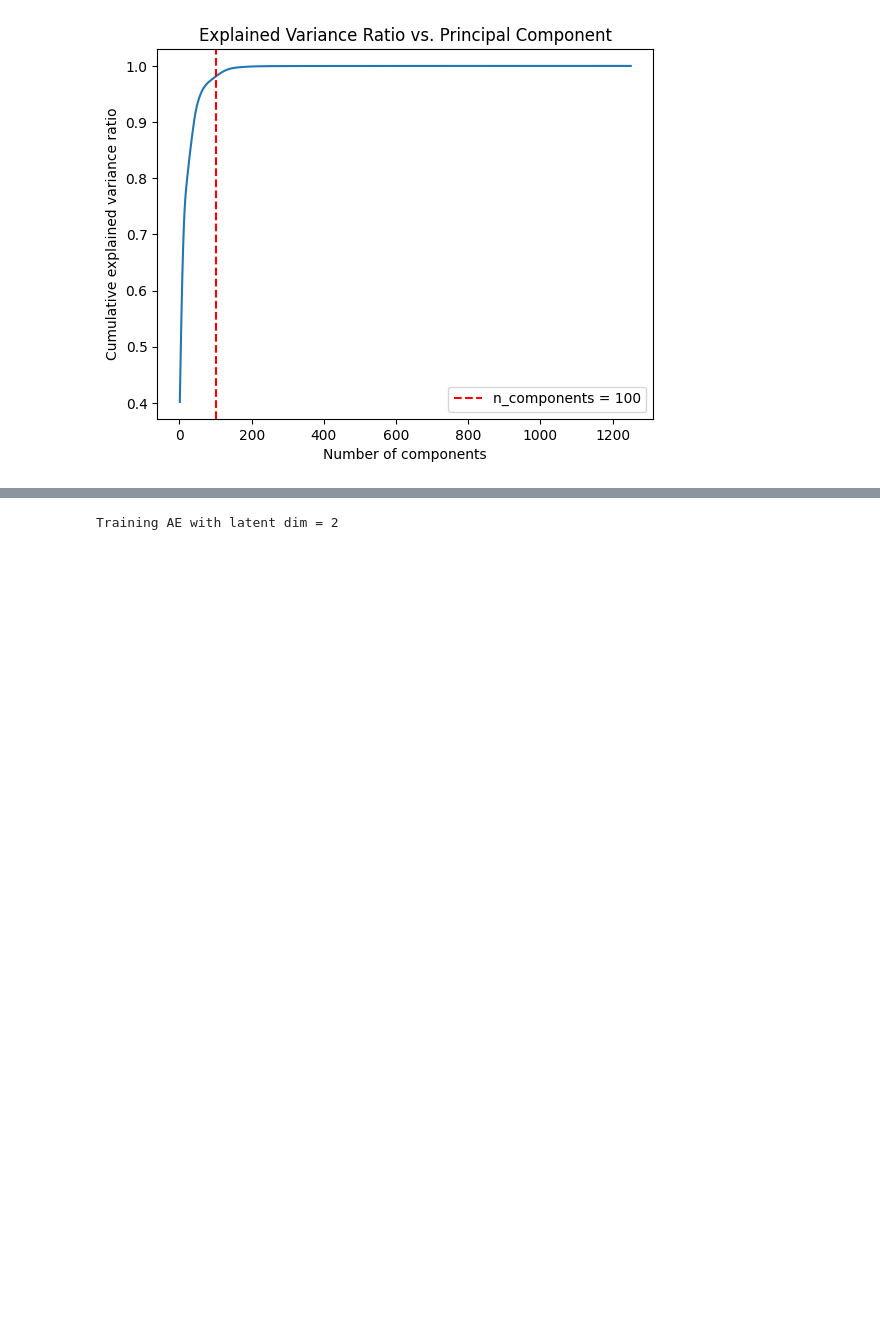
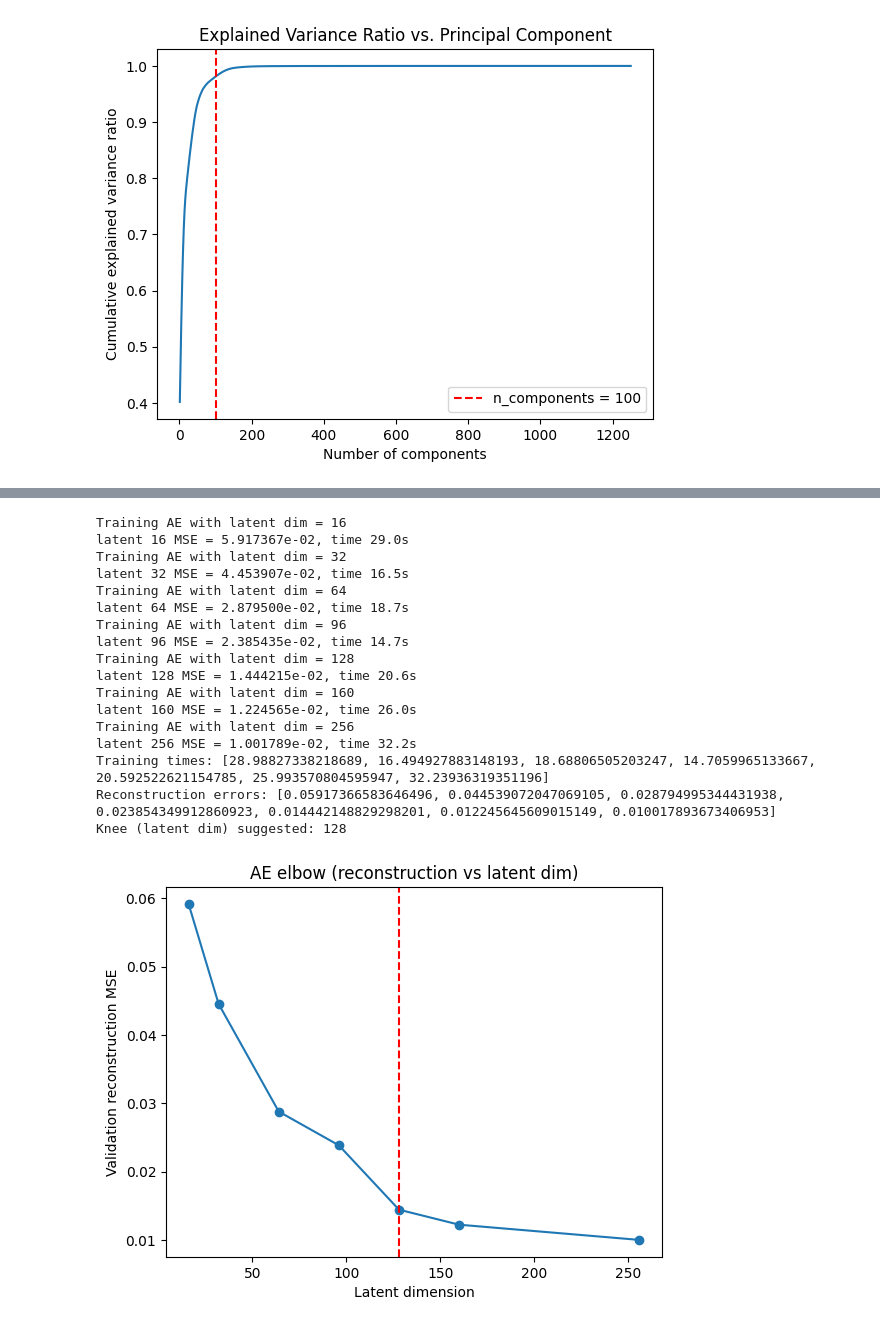
Before and after one commit to yiheng870106/Mathematics-of-Data-Science-Project-4-yiheng, a Jupyter notebook: project4.ipynb, the cells around one changed output, grey strips where cells are left out. Drawn from its saved outputs; the diff is of its cells as text; code cells hidden in the pictures; blank space fills up the shorter version.

```diff
--- a/project4.ipynb
+++ b/project4.ipynb
@@ -1008,4 +1014,5 @@ Requirement already satisfied: scipy>=1.0.0 in /usr/local/lib/python3.12/dist-pa
 # %%
+ABP0 = ABP[0].copy()
 n = int(len(ABP)*0.9)
 
 # normalization
@@ -1015,10 +1022,11 @@ ABP -= mean
 ABP /= std
 
 # wrap in PyTorch TensorDatasets and DataLoaders
-ABP_loader = DataLoader(TensorDataset(torch.from_numpy(ABP.astype(np.float32))), batch_size=128, shuffle=False)
+ABP_loader = DataLoader(TensorDataset(torch.from_numpy(ABP.astype(np.float32))), batch_size=1024, shuffle=False)
 # %%
 # train a fully connected or 1D convolutional autoencoder (AE) to minimize reconstruction loss (MSE between reconstructed and true ABP).
 
+device = torch.device('cuda' if torch.cuda.is_available() else 'cpu')
 # fully connected autoencoder (AE)
 class FCAutoencoder(nn.Module):
     def __init__(self, latent_dim):
@@ -1026,6 +1034,7 @@ class FCAutoencoder(nn.Module):
         self.latent_dim = latent_dim
         # Encoder
         self.encoder = nn.Sequential(
+            nn.Flatten(),
             nn.Linear(1250, 512),
             nn.ReLU(),
             nn.Linear(512, latent_dim)
@@ -1055,8 +1064,8 @@ def evaluate_loop(model, val_loader, loss_fn = nn.MSELoss()):
         for (X,) in val_loader:
             X = X.to(device)
             pred = model(X)
-            val_loss += loss_fn(pred, X).item()
-    val_loss /= len(val_loader)
+            val_loss += loss_fn(pred, X).item()*X.size(0)
+    val_loss /= len(val_loader.dataset)
     return val_loss
 
 def train_model(model, train_loader, epochs=300, lr=0.001, loss_fn = nn.MSELoss()):
@@ -1064,12 +1073,11 @@ def train_model(model, train_loader, epochs=300, lr=0.001, loss_fn = nn.MSELoss(
     optimizer = torch.optim.Adam(model.parameters(), lr=lr)
 
     # early stopping setting
-    best_loss = float('inf')
+    prev_loss = float('inf')
     patience = 10
     patience_counter = 0
     tol = 0.0001
 
-    n_epochs = epochs
     start = time.time()
     for epoch in range(epochs):
         model.train()
@@ -1081,36 +1089,24 @@ def train_model(model, train_loader, epochs=300, lr=0.001, loss_fn = nn.MSELoss(
             loss = loss_fn(pred, X)
             loss.backward()
             optimizer.step()
-            train_loss += loss.item()
-        train_loss /= len(train_loader)
+            train_loss += loss.item()*X.size(0)
+        train_loss /= len(train_loader.dataset)
 
-        # early stopping
-        if best_loss - train_loss >= tol:
-          bestl_loss = train_loss
+        # convergence
+        if prev_loss - train_loss >= tol:
           patience_counter = 0
-          torch.save(model.state_dict(), "best_model.pt")
         else:
           patience_counter += 1
-          if train_loss < best_loss:
-            best_loss = train_loss
-            torch.save(model.state_dict(), "best_model.pt")
           if patience_counter >= patience:
-            n_epochs = epoch+1 - patience
-            # print("Early stopping triggered!")
             break
+        prev_loss = train_loss
     end = time.time()
-    model.load_state_dict(torch.load("best_model.pt"))
 
-    return model, best_loss, end - start, n_epochs
+    return model, train_loss, end - start, epoch+1
 # %%
 # perform an elbow analysis to choose a latent dimension.
 
 ABP_gen = {}
-
-ABP_gen[1250] = {
-    "latent_dim": 1250,
-    "generated": ABP[0]
-}
 
 def train_AE(latent_list):
   rec_errors = []
@@ -1133,33 +1129,50 @@ def train_AE(latent_list):
           x_rec = trained_model(x0).cpu().squeeze(0).numpy()  # remove batch dim
           x_rec *= std
           x_rec += mean
 
           ABP_gen[ld] = {
               "latent_dim": ld,
               "generated": x_rec
           }
 
       # free memory
       del trained_model
       gc.collect()
       torch.cuda.empty_cache()
 
   print("Training times:", training_times)
   print("Reconstruction errors:", rec_errors)
   knee = KneeLocator(latent_list, rec_errors, curve='convex', direction='decreasing')
   print("Knee (latent dim) suggested:", knee.knee)
 
   # plot elbow: latent_dim vs reconstruction error
   # plt.figure(figsize=(6,4))
   plt.plot(latent_list, rec_errors, marker='o')
   plt.axvline(x=knee.knee, color='r', linestyle='--', label=f'latent_dim = {knee.knee}')
   plt.xlabel("Latent dimension")
   plt.ylabel("Validation reconstruction MSE")
   plt.title("AE elbow (reconstruction vs latent dim)")
   plt.show()
 
 
-latent_list = [2,32,64,96,128,160,256]
-train_AE(latent_list)
+# latent_list = [16,32,64,96,128,160,256]
+# train_AE(latent_list)
 # %% [output]
-Training AE with latent dim = 2
+Training AE with latent dim = 16
+latent 16 MSE = 5.917367e-02, time 29.0s
+Training AE with latent dim = 32
+latent 32 MSE = 4.453907e-02, time 16.5s
+Training AE with latent dim = 64
+latent 64 MSE = 2.879500e-02, time 18.7s
+Training AE with latent dim = 96
+latent 96 MSE = 2.385435e-02, time 14.7s
+Training AE with latent dim = 128
+latent 128 MSE = 1.444215e-02, time 20.6s
+Training AE with latent dim = 160
+latent 160 MSE = 1.224565e-02, time 26.0s
+Training AE with latent dim = 256
+latent 256 MSE = 1.001789e-02, time 32.2s
+Training times: [28.98827338218689, 16.494927883148193, 18.68806505203247, 14.7059965133667, 20.592522621154785, 25.993570804595947, 32.23936319351196]
+Reconstruction errors: [0.05917366583646496, 0.044539072047069105, 0.028794995344431938, 0.023854349912860923, 0.014442148829298201, 0.012245645609015149, 0.010017893673406953]
+Knee (latent dim) suggested: 128
+[figure, added]
```
Also changed, not shown: parts of 16 cells of this notebook.
